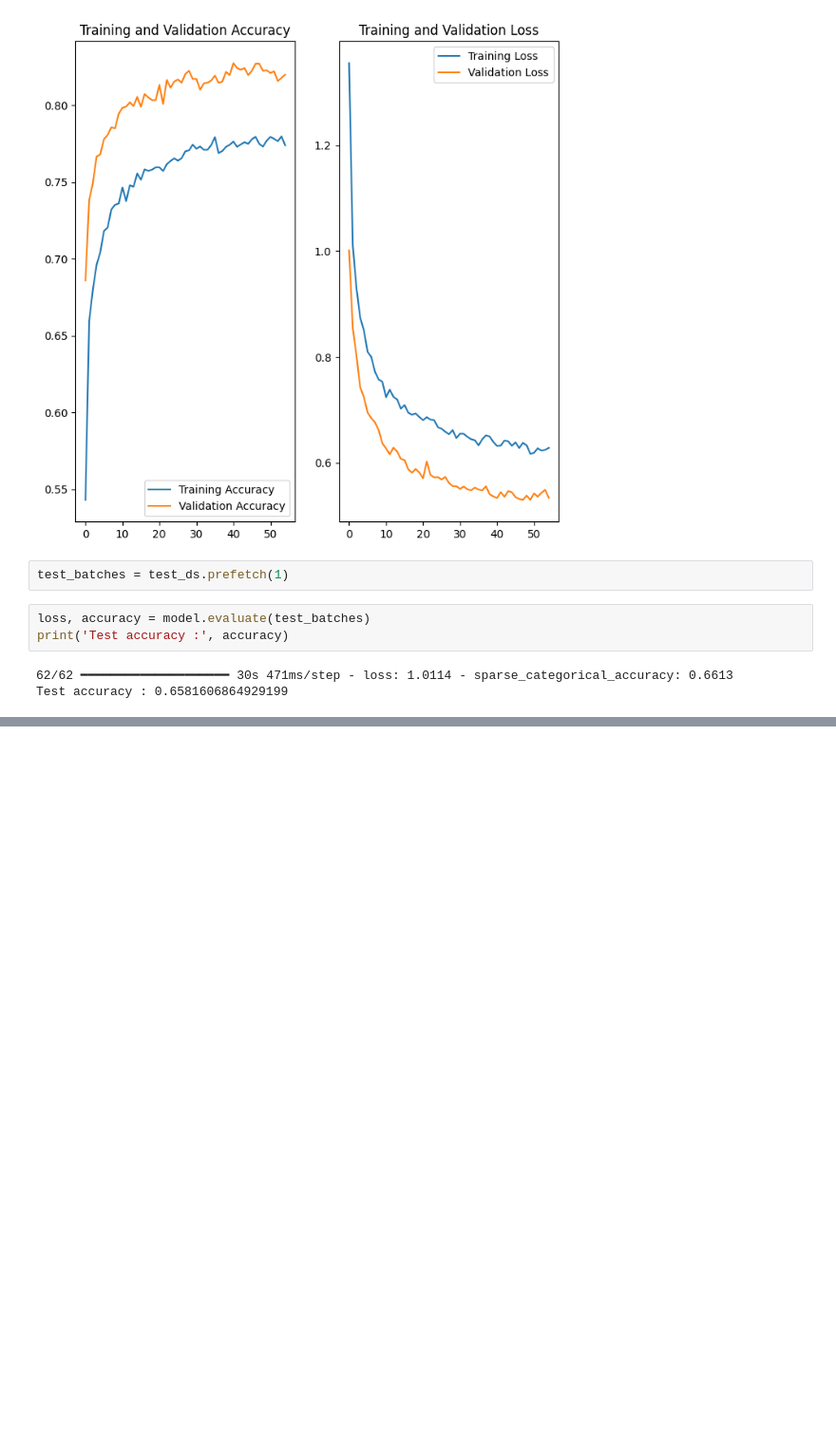
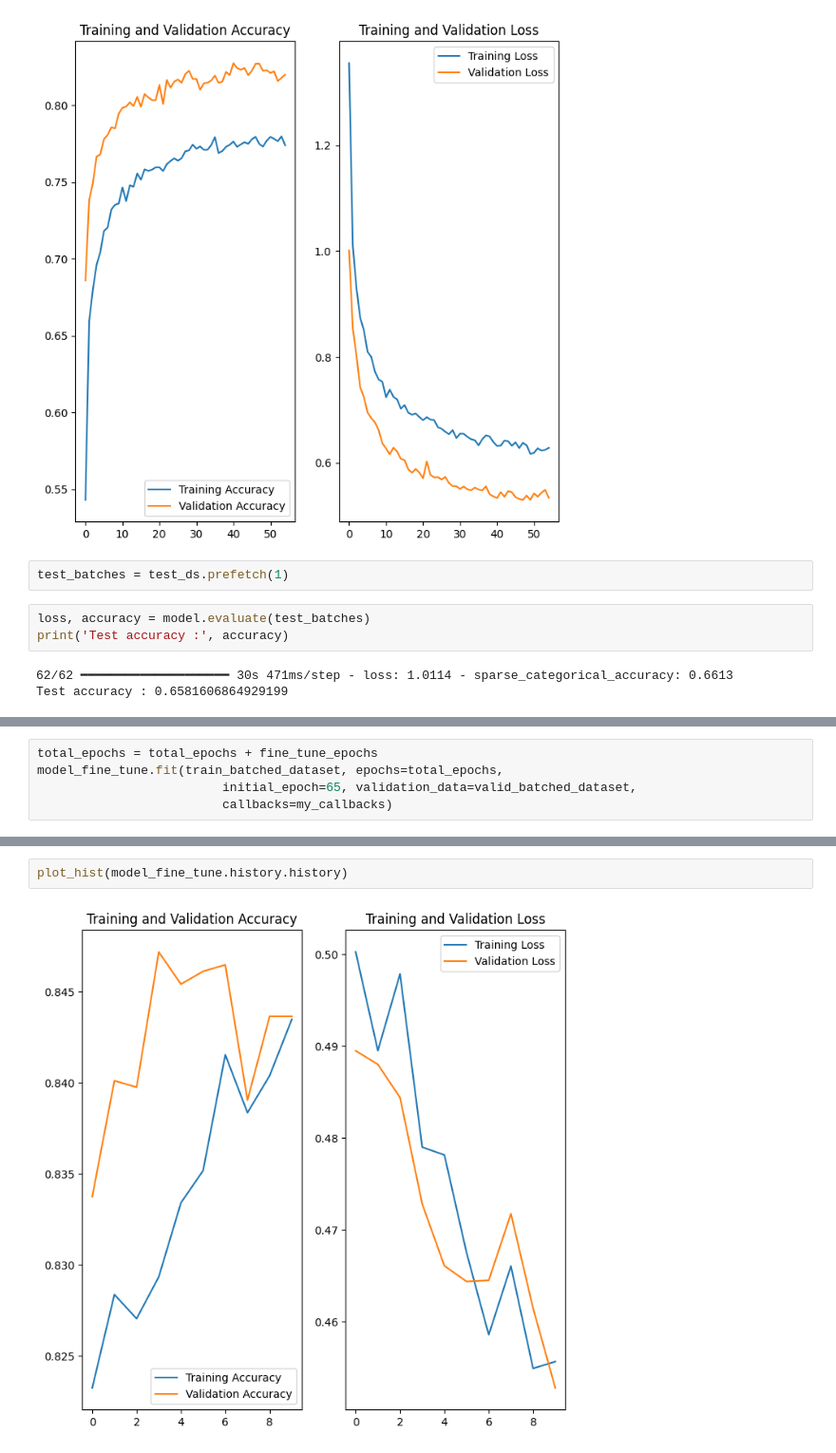
Before and after one commit to CatUnderTheLeaf/CV-stuff, a Jupyter notebook: image_classification/classification_kitti_keras3.ipynb, the cells around one changed output, grey strips where cells are left out. Shown at 95% size. Saved outputs shown, nothing was run; the diff lists cells and outputs as text; blank space fills up the shorter version.

```diff
--- a/image_classification/classification_kitti_keras3.ipynb
+++ b/image_classification/classification_kitti_keras3.ipynb
@@ -309,0 +436,5 @@ history_sgd = model_sgd.fit(train_batched_dataset, epochs=epochs, validation_dat
+# %%
+total_epochs = total_epochs + fine_tune_epochs
+model_fine_tune.fit(train_batched_dataset, epochs=total_epochs,
+                         initial_epoch=65, validation_data=valid_batched_dataset,
+                         callbacks=my_callbacks)
@@ -309,0 +463,4 @@ history_sgd = model_sgd.fit(train_batched_dataset, epochs=epochs, validation_dat
+# %%
+plot_hist(model_fine_tune.history.history)
+# %% [output]
+[figure, added]
```
Also changed, not shown: parts of 32 cells of this notebook, 1 other file.
